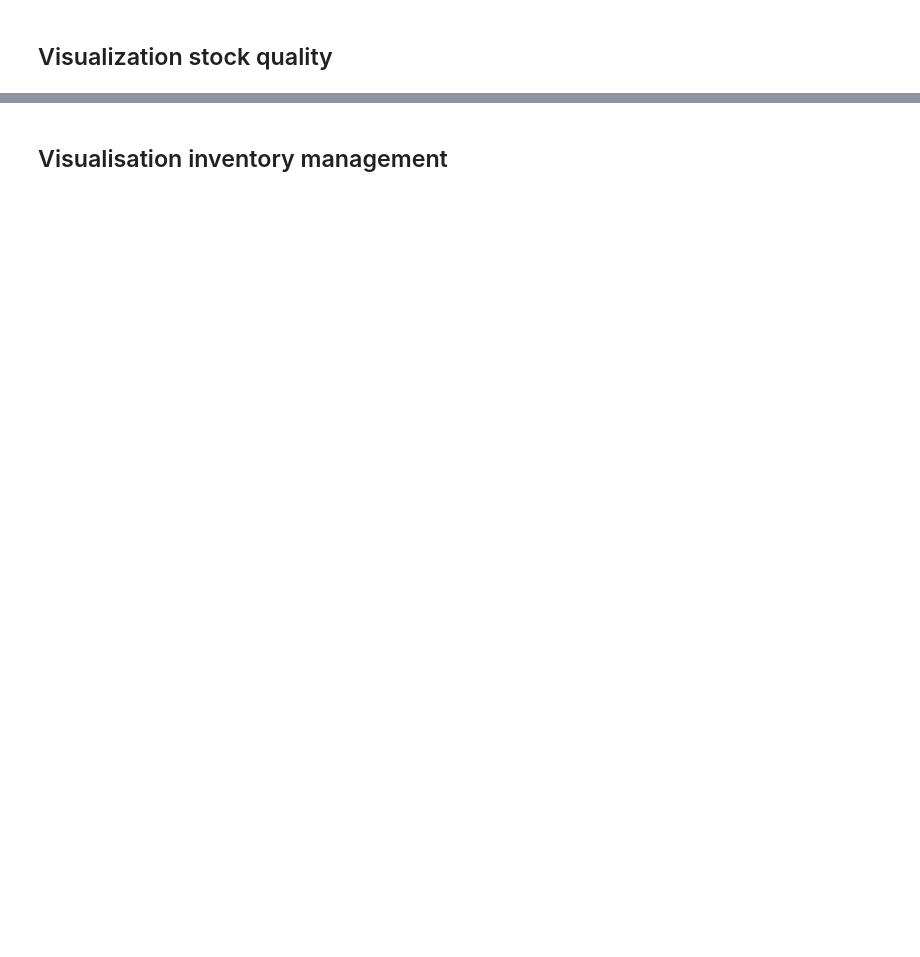
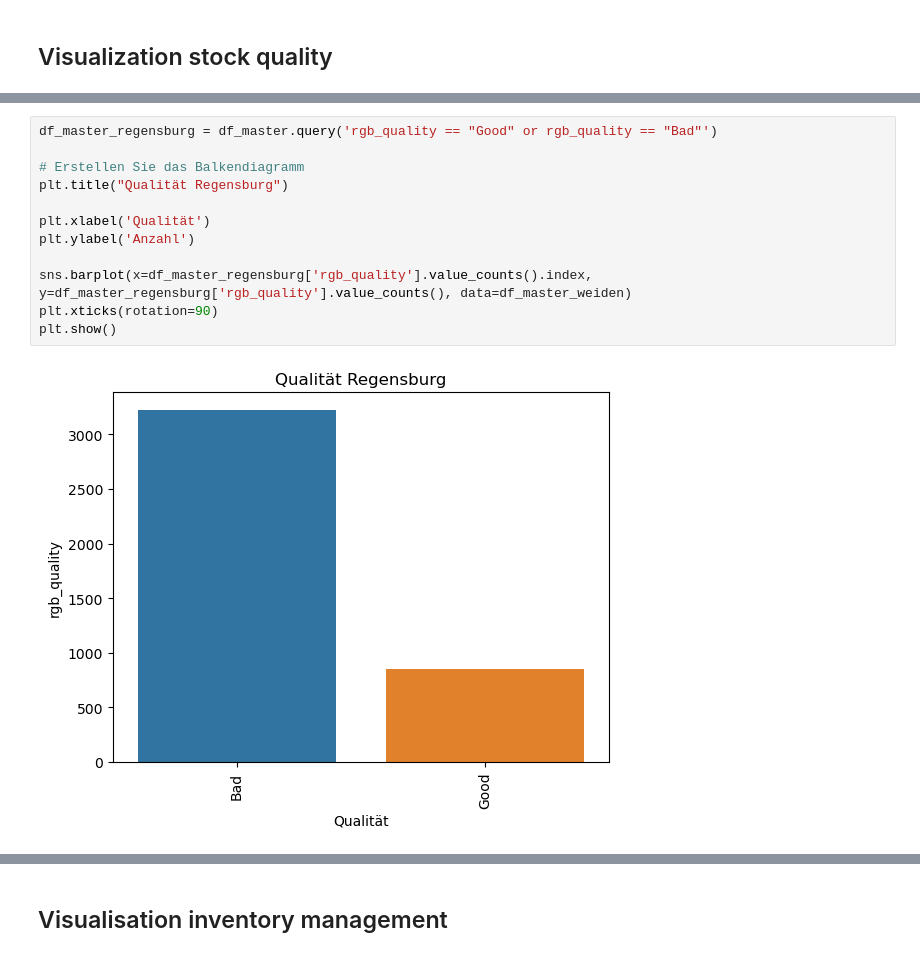
Before and after one commit to capstone-kueblbeck/capstone-kueblbeck, a Jupyter notebook: coding/max_pn.ipynb, the cells around one changed output, grey strips where cells are left out. Cells and saved outputs as stored; diff of their text form; blank space fills up the shorter version.

```diff
--- a/coding/max_pn.ipynb
+++ b/coding/max_pn.ipynb
@@ -85,0 +210,14 @@ df_master
+# %%
+df_master_regensburg = df_master.query('rgb_quality == "Good" or rgb_quality == "Bad"')
+
+# Erstellen Sie das Balkendiagramm
+plt.title("Qualität Regensburg")
+
+plt.xlabel('Qualität')
+plt.ylabel('Anzahl')
+
+sns.barplot(x=df_master_regensburg['rgb_quality'].value_counts().index, y=df_master_regensburg['rgb_quality'].value_counts(), data=df_master_weiden)
+plt.xticks(rotation=90)
+plt.show()
+# %% [output]
+[figure, added]
```
Also changed, not shown: parts of 15 cells of this notebook, 1 other file.
